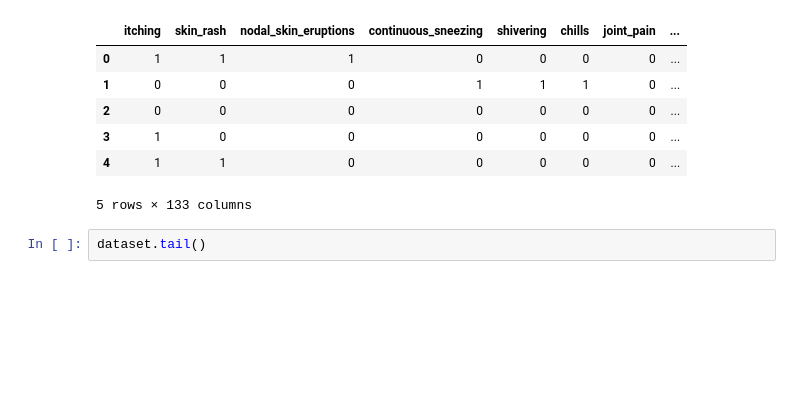
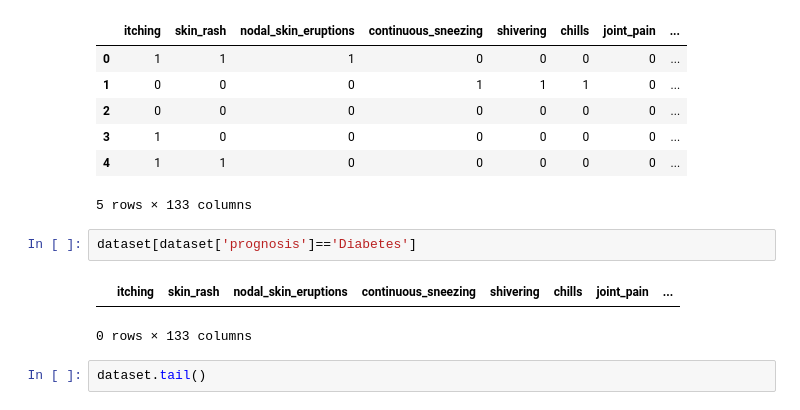
Before and after one commit to rachitavya/Healthiness, a Jupyter notebook: dp.ipynb, the cells around one changed output. Drawn from its saved outputs; the diff is of its cells as text; blank space fills up the shorter version.

```diff
--- a/dp.ipynb
+++ b/dp.ipynb
@@ -25,6 +25,11 @@ dataset.head()
 | 3 | 1 | 0 | 0 | 0 | 0 | 0 | 0 | ... |
 | 4 | 1 | 1 | 0 | 0 | 0 | 0 | 0 | ... |
 5 rows × 133 columns
+# %%
+dataset[dataset['prognosis']=='Diabetes']
+# %% [output]
+|  | itching | skin_rash | nodal_skin_eruptions | continuous_sneezing | shivering | chills | joint_pain | ... |
+0 rows × 133 columns
 # %%
 dataset.tail()
 # %% [output]
```
Also changed, not shown: parts of 1 cell of this notebook.
